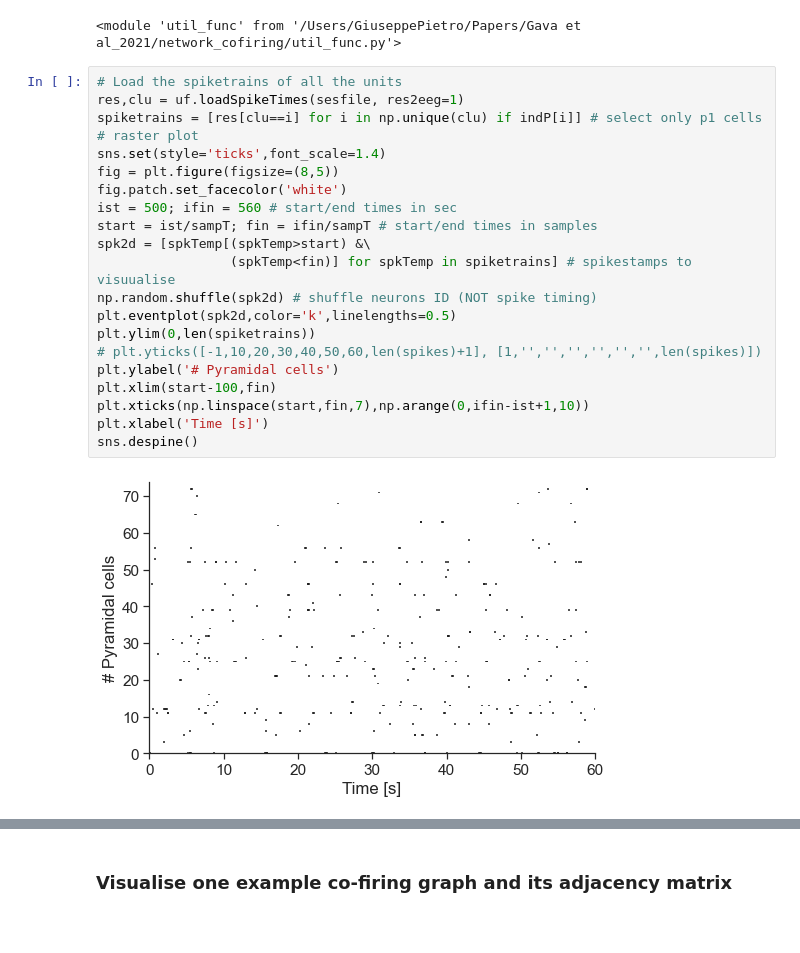
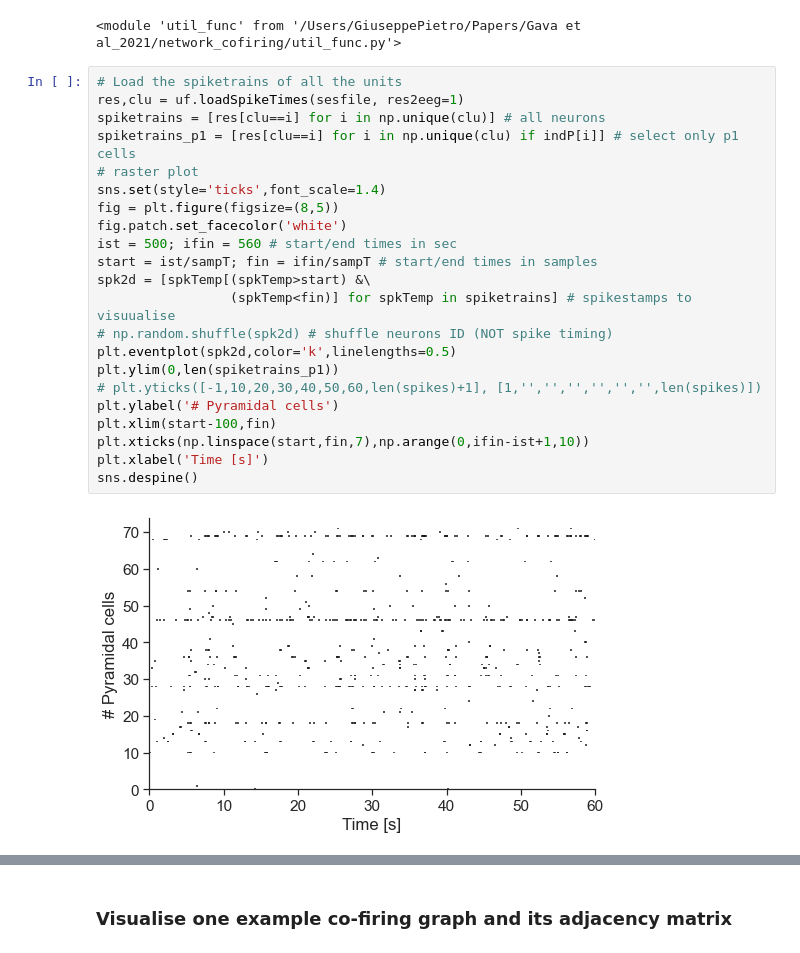
Before and after one commit to drsax93/cofiringTopology, a Jupyter notebook: cofiringTopology.ipynb, the cells around one changed output, grey strips where cells are left out. Saved outputs shown, nothing was run; the diff lists cells and outputs as text.

```diff
--- a/cofiringTopology.ipynb
+++ b/cofiringTopology.ipynb
@@ -80,26 +82,27 @@ importlib.reload(uf)
 # %%
 # Load the spiketrains of all the units
 res,clu = uf.loadSpikeTimes(sesfile, res2eeg=1)
-spiketrains = [res[clu==i] for i in np.unique(clu) if indP[i]] # select only p1 cells
+spiketrains = [res[clu==i] for i in np.unique(clu)] # all neurons
+spiketrains_p1 = [res[clu==i] for i in np.unique(clu) if indP[i]] # select only p1 cells
 # raster plot
 sns.set(style='ticks',font_scale=1.4)
 fig = plt.figure(figsize=(8,5))
 fig.patch.set_facecolor('white')
 ist = 500; ifin = 560 # start/end times in sec
 start = ist/sampT; fin = ifin/sampT # start/end times in samples
 spk2d = [spkTemp[(spkTemp>start) &\
                  (spkTemp<fin)] for spkTemp in spiketrains] # spikestamps to visuualise
-np.random.shuffle(spk2d) # shuffle neurons ID (NOT spike timing)
+# np.random.shuffle(spk2d) # shuffle neurons ID (NOT spike timing)
 plt.eventplot(spk2d,color='k',linelengths=0.5)
-plt.ylim(0,len(spiketrains))
+plt.ylim(0,len(spiketrains_p1))
 # plt.yticks([-1,10,20,30,40,50,60,len(spikes)+1], [1,'','','','','','',len(spikes)])
 plt.ylabel('# Pyramidal cells')
 plt.xlim(start-100,fin)
 plt.xticks(np.linspace(start,fin,7),np.arange(0,ifin-ist+1,10))
 plt.xlabel('Time [s]')
 sns.despine()
 # %% [output]
-[figure, old version]
+[figure, new version]
 # %%
 # bin the spiketrains to obtain an activity matrix sampled @1250Hz -- LFP sampling rate
 dt = .8 # sampling bin size in ms
```
Also changed, not shown: parts of 15 cells of this notebook, 14 other files.
